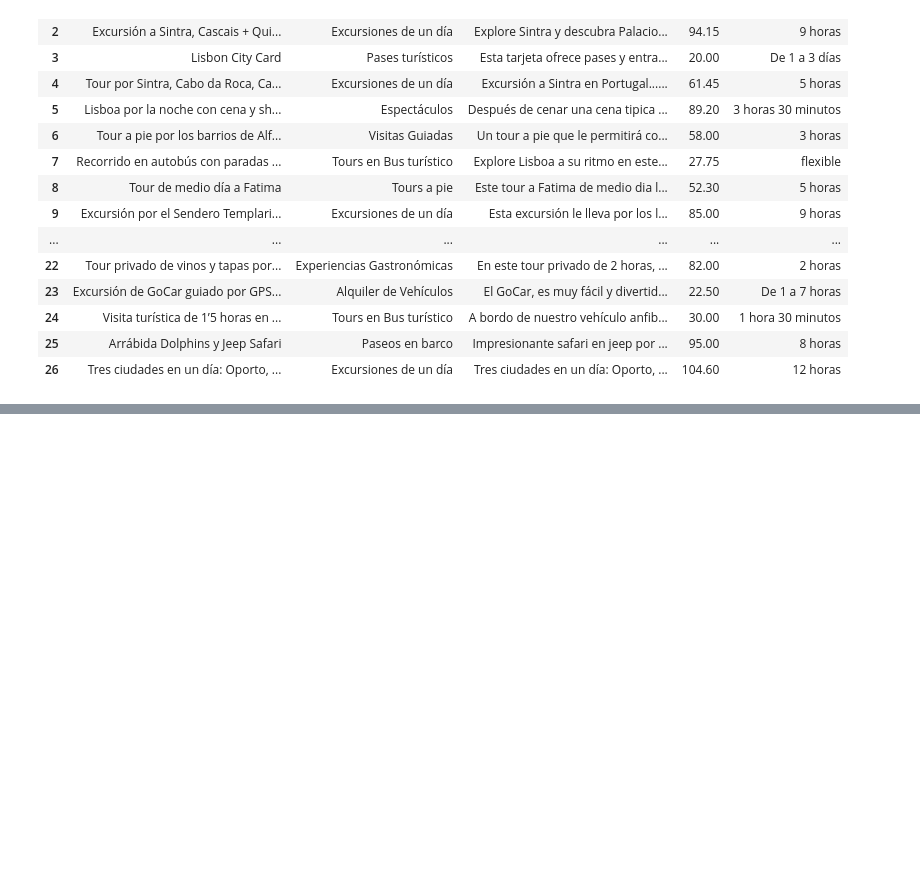
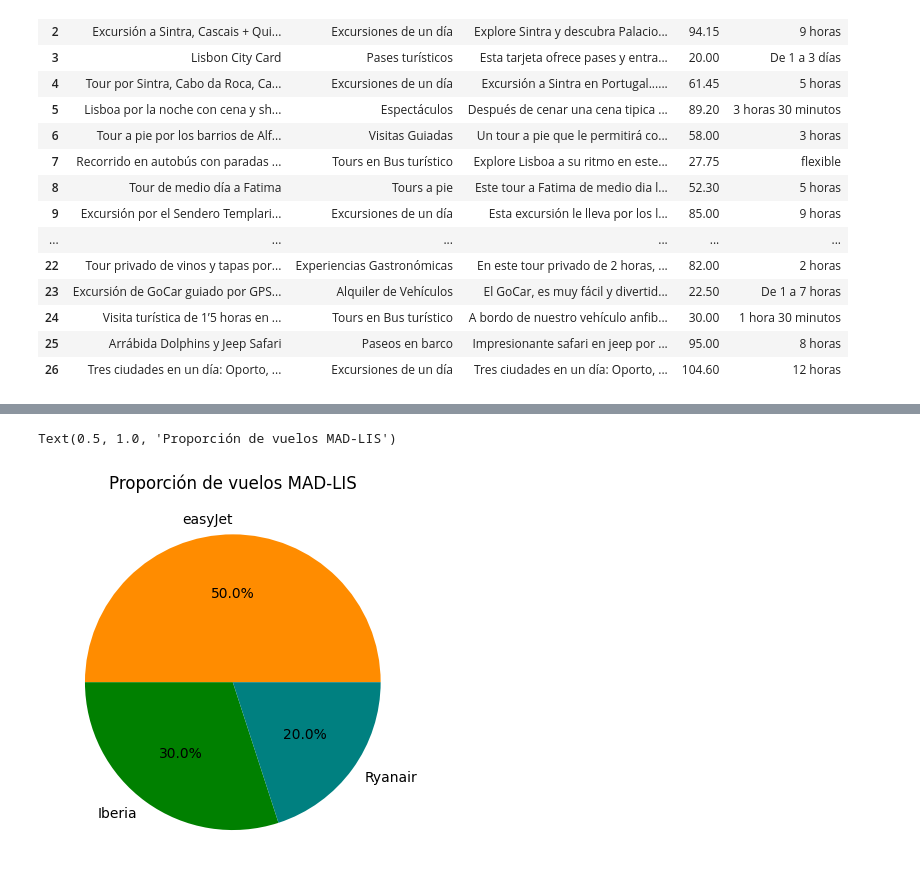
Before and after one commit to ngcarvajall/Entrega-Proyecto-ProyectoExplorandoViajes---Nelson-, a Jupyter notebook: EDA/Exploracion.ipynb, the cells around one changed output, grey strips where cells are left out. Cells and saved outputs as stored; diff of their text form; code cells hidden in the pictures; blank space fills up the shorter version.

```diff
--- a/EDA/Exploracion.ipynb
+++ b/EDA/Exploracion.ipynb
@@ -460,0 +497,9 @@ excursiones_lisboa
+# %%
+cantidad_vuelos_lis = df_vuelos_lisboa['Aerolínea'].value_counts()
+aerolineas_lis = df_vuelos_lisboa['Aerolínea'].unique()
+# %%
+plt.pie(cantidad_vuelos_lis, labels=aerolineas_lis, data=df_vuelos_lisboa, autopct='%1.1f%%', colors=colores2)
+plt.title('Proporción de vuelos MAD-LIS')
+# %% [output]
+Text(0.5, 1.0, 'Proporción de vuelos MAD-LIS')
+[figure, added]
```
Also changed, not shown: parts of 19 cells of this notebook.
